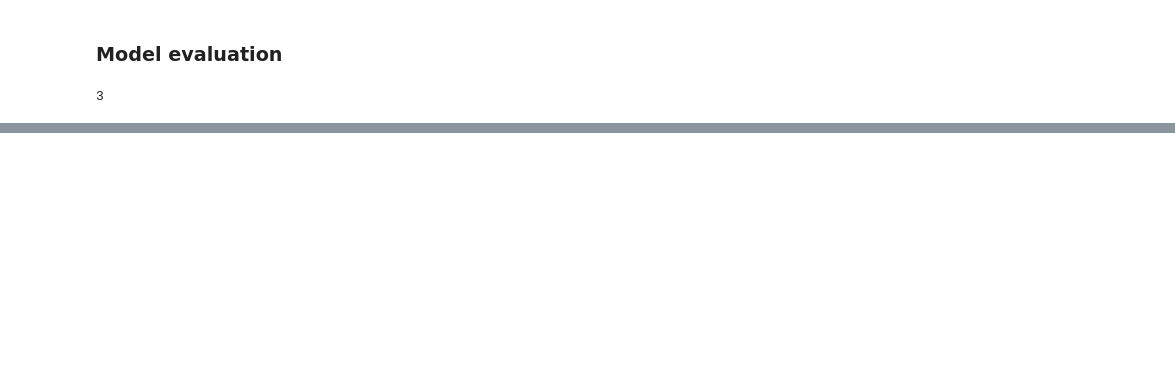
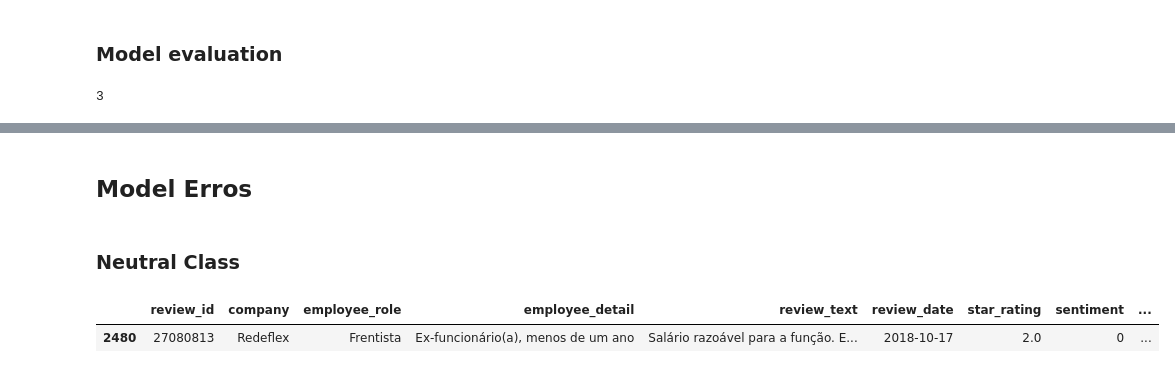
Before and after one commit to stevillis/glassdoor-reviews-report, a Jupyter notebook: _5_confusion_matrix.ipynb, the cells around one changed output, grey strips where cells are left out. Cells and saved outputs as stored; diff of their text form; code cells hidden in the pictures; blank space fills up the shorter version.

Commit message:
fix: update analysis after model fixing

```diff
--- a/_5_confusion_matrix.ipynb
+++ b/_5_confusion_matrix.ipynb
@@ -270,0 +271,9 @@ Precision = 0.97, Recall = 1.00, Accuracy: 0.98, F1 Score = 0.98
+# %% [markdown]
+## Model Erros
+# %% [markdown]
+### Neutral Class
+# %%
+reviews_df[(reviews_df["sentiment"] == 0) & (reviews_df["predicted_sentiment"] != 0)]
+# %% [output]
+|  | review_id | company | employee_role | employee_detail | review_text | review_date | star_rating | sentiment | ... |
+| 2480 | 27080813 | Redeflex | Frentista | Ex-funcionário(a), menos de um ano | Salário razoável para a função. E... | 2018-10-17 | 2.0 | 0 | ... |
```
Also changed, not shown: parts of 16 cells of this notebook, 9 other files.
